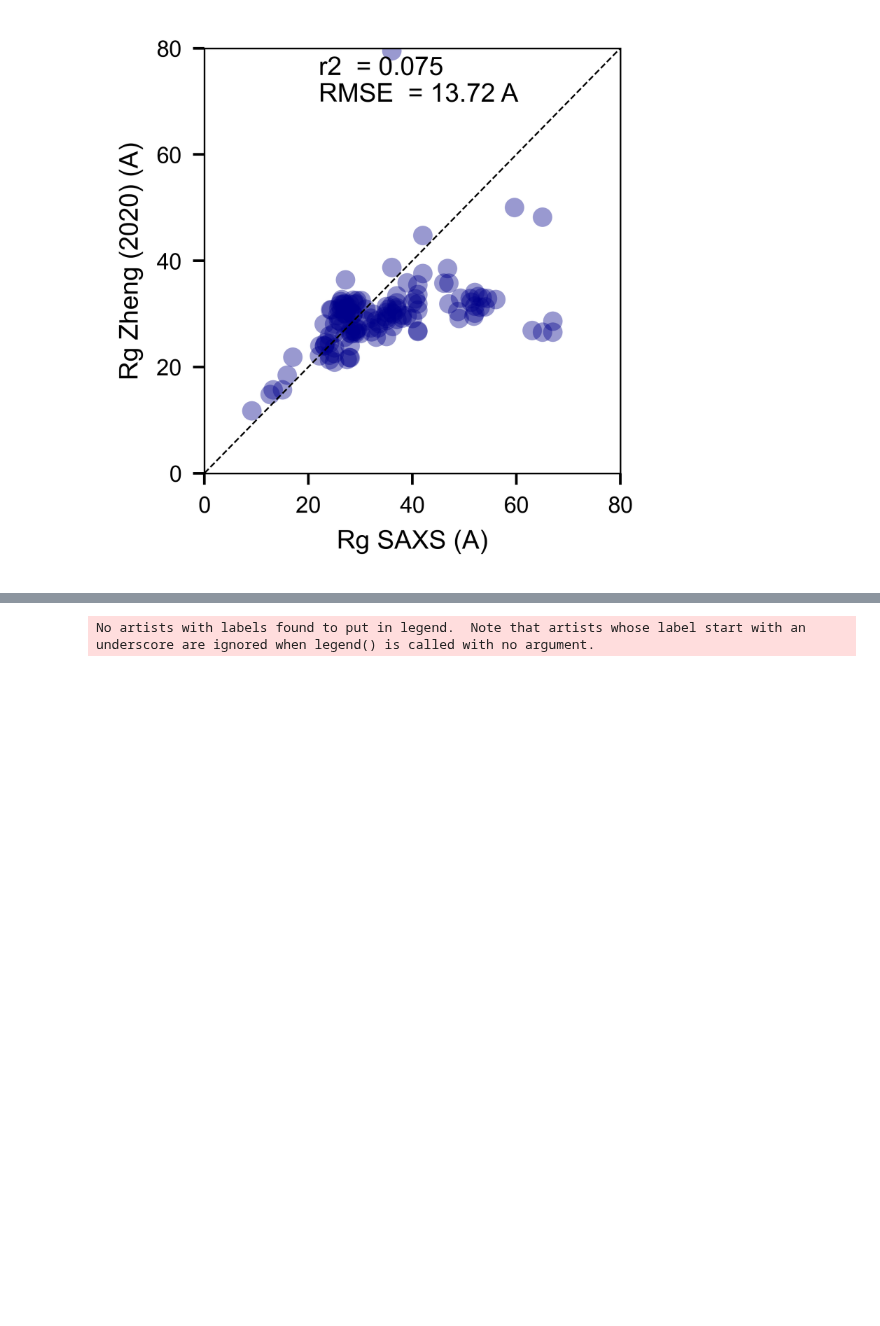
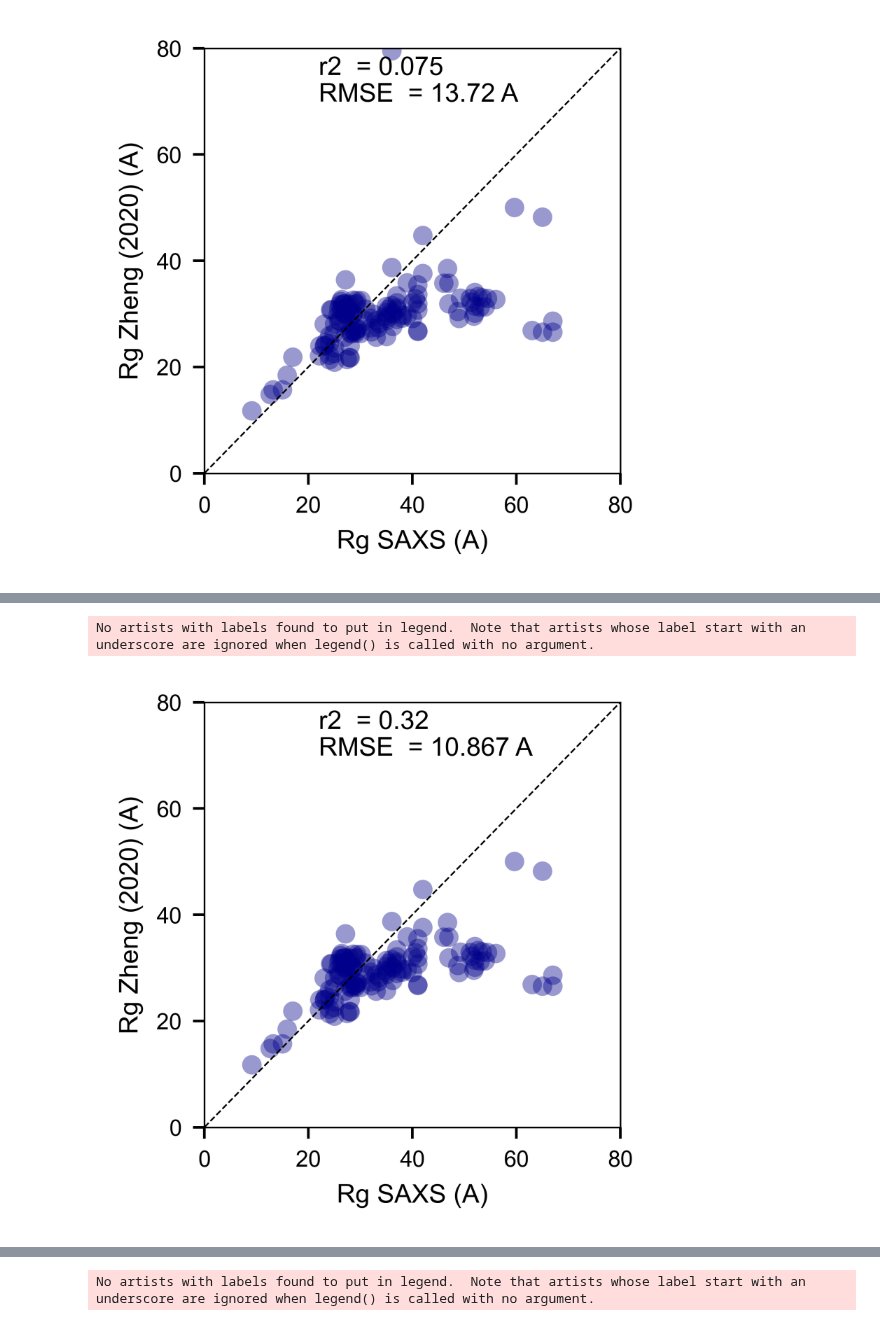
Before and after one commit to holehouse-lab/supportingdata, a Jupyter notebook: 2023/ALBATROSS_2023/manuscript/si_figures/s8/albatross_vs_other.ipynb, the cells around one changed output, grey strips where cells are left out. Cells and saved outputs as stored; diff of their text form; code cells hidden in the pictures; blank space fills up the shorter version.

```diff
--- a/2023/ALBATROSS_2023/manuscript/si_figures/s8/albatross_vs_other.ipynb
+++ b/2023/ALBATROSS_2023/manuscript/si_figures/s8/albatross_vs_other.ipynb
@@ -154 +192,46 @@ No artists with labels found to put in legend.  Note that artists whose label st
+# %%
+figure(None, (2.5,2.5), dpi=350)
+
+scaling_factor = 1
+
+d1 = SAXS_rg.copy()
+d2 = rg_prediction['Zheng'].copy()
+
+# manually remove outliers
+
+# ProtAlpha
+d1.pop(69)
+d2.pop(69)
+
+#H1_CTD
+d1.pop(37)
+d2.pop(37)
+
+# Fez1
+d1.pop(34)
+d2.pop(34)
+
+
+plt.plot(d1, d2, '.', color='darkblue', ms=12, mew=0, alpha=0.4, mec='k')
+plt.xticks(np.arange(0,140,20))
+plt.xticks(np.arange(0,140,20))
+plt.plot([0,120],[0,120],'--k', linewidth=0.5)
+r2 = np.power(np.corrcoef(d1, d2)[0][1],2)
+plt.legend(fontsize=6, frameon=False)
+
+plt.xlabel('Rg SAXS (A)', fontsize=8)
+plt.ylabel('Rg Zheng (2020) (A)', fontsize=8)
+plt.xticks(fontsize=7)
+plt.yticks(fontsize=7)
+plt.text(22, 75, "r2 " +f" = {round(r2,3)}", fontsize=8)
+plt.text(22, 70, r"RMSE " +f" = {round(calc_rmse(d1,d2),3)} A", fontsize=8)
+plt.ylim([0,80])
+plt.xlim([0,80])
+
+
+plt.tight_layout()
+plt.savefig('rg_SAXS_Zheng_without_outliers.pdf')
+# %% [output]
+No artists with labels found to put in legend.  Note that artists whose label start with an underscore are ignored when legend() is called with no argument.
+[figure, added]
 # %% [markdown]
```
Also changed, not shown: parts of 5 cells of this notebook, 3 other files.
